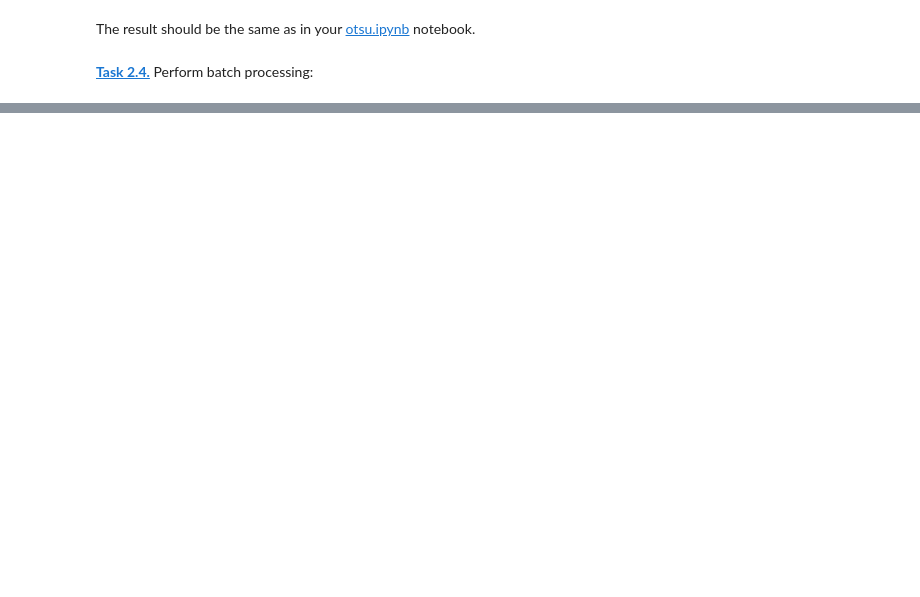
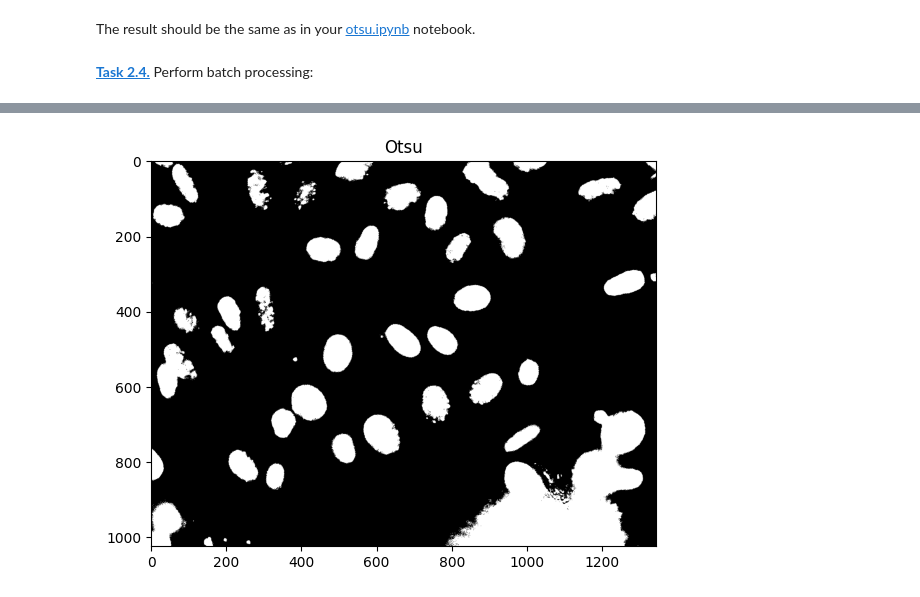
Before and after one commit to mertsoylemezova/mobifs5-python, a Jupyter notebook: otsu_batch.ipynb, the cells around one changed output, grey strips where cells are left out. Cells and saved outputs as stored; diff of their text form; code cells hidden in the pictures; blank space fills up the shorter version.

```diff
--- a/otsu_batch.ipynb
+++ b/otsu_batch.ipynb
@@ -5,13 +5,20 @@ import numpy as np
 import matplotlib.pyplot as plt
 # %% [markdown]
 **[Task 2.1.]()** Implement Otsu thresholding as a re-usable function:
-# %%
-def otsu_thresholding(imgf):
-    img8 = (imgf * 255).round().astype(np.uint8)
-
-    ...
-
-    return seg
+# %%
+def otsu_thresholding(imgf):
+    img8 = (imgf * 255).round().astype(np.uint8)
+    otsu = []
+    for T in range (0,255):
+        class1 = img8[img8<T]
+        class2 = img8[img8>=T]
+        if len(class1) == 0 or len(class2) == 0:
+            otsu.append (np.inf)
+        else:
+            otsu.append (len(class1)*np.var(class1) + len(class2)*np.var(class2))
+    T = np.argmin (otsu)
+    seg = img8 >= T
+    return seg
 # %% [markdown]
 **[Task 2.2.]()** Implement a re-usable function to compute the Dice coefficient:
 # %%
@@ -30,0 +62,16 @@ The result should be the same as in your [otsu.ipynb](otsu.ipynb) notebook.
+# %%
+img = plt.imread('data/NIH3T3/im/dna-28.png')
+gt = plt.imread('data/NIH3T3/gt/28.png').astype(bool)
+seg = otsu_thresholding(img)
+
+plt.figure(figsize=(10, 5))
+
+plt.imshow(seg, cmap='gray')
+plt.title('Otsu')
+
+plt.imshow(gt, cmap='gray')
+plt.title('Ground Truth')
+
+plt.show()
+# %% [output]
+[figure, added]
```
Also changed, not shown: parts of 3 cells of this notebook, 1 other file.
